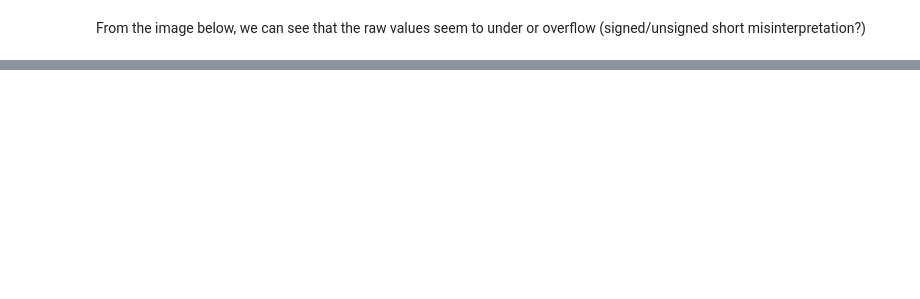
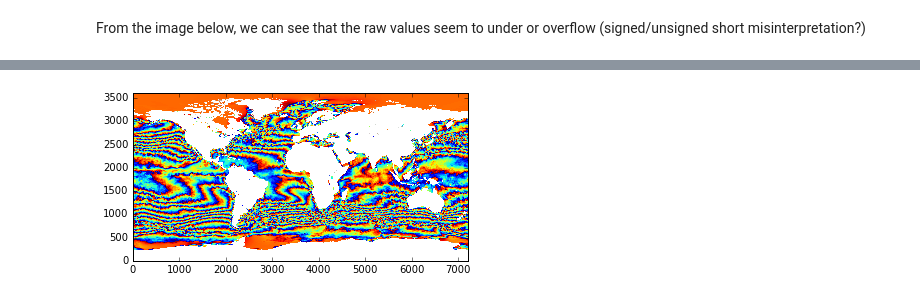
Before and after one commit to CCI-Tools/sandbox, a Jupyter notebook: notebooks/norman/xarray-sst-issues.ipynb, the cells around one changed output, grey strips where cells are left out. Cells and saved outputs as stored; diff of their text form; code cells hidden in the pictures; blank space fills up the shorter version.

```diff
--- a/notebooks/norman/xarray-sst-issues.ipynb
+++ b/notebooks/norman/xarray-sst-issues.ipynb
@@ -72,0 +68,10 @@ plot.imshow(im.isel(time=0))
+# %%
+import netCDF4
+import matplotlib.pyplot as plt
+d = netCDF4.Dataset(file)
+v = d['analysed_sst']
+#v.set_auto_maskandscale(False)
+plt.imshow(v[0, ...], origin='lower')
+plt.show()
+# %% [output]
+[figure, added]
```
Also changed, not shown: parts of 8 cells of this notebook.
